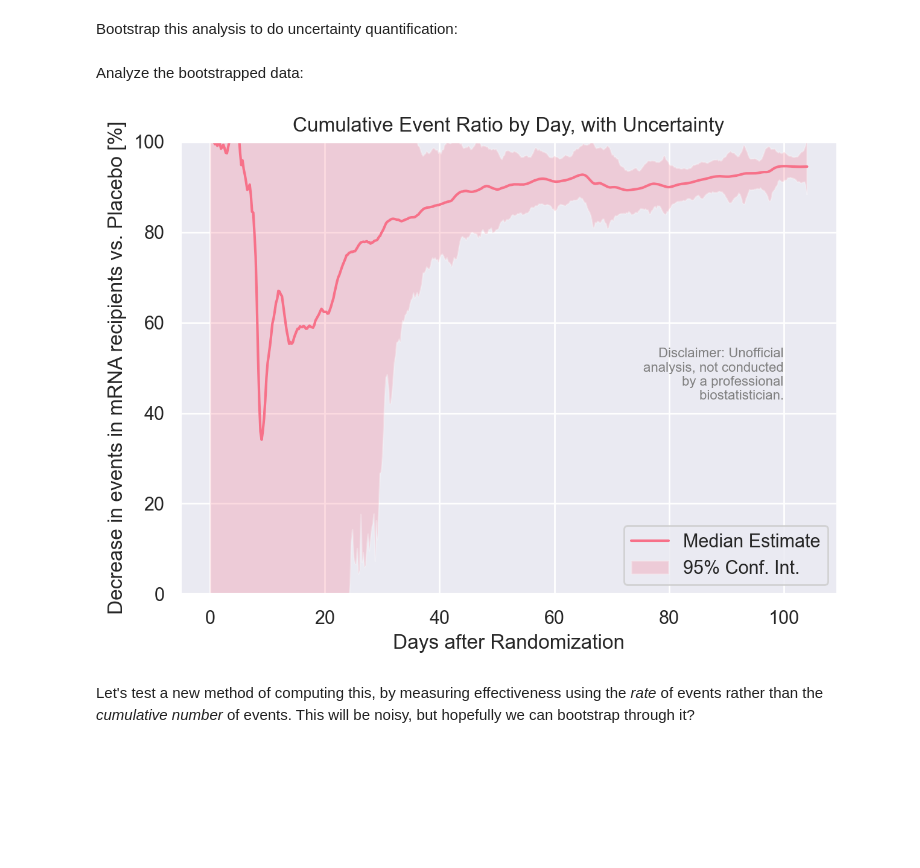
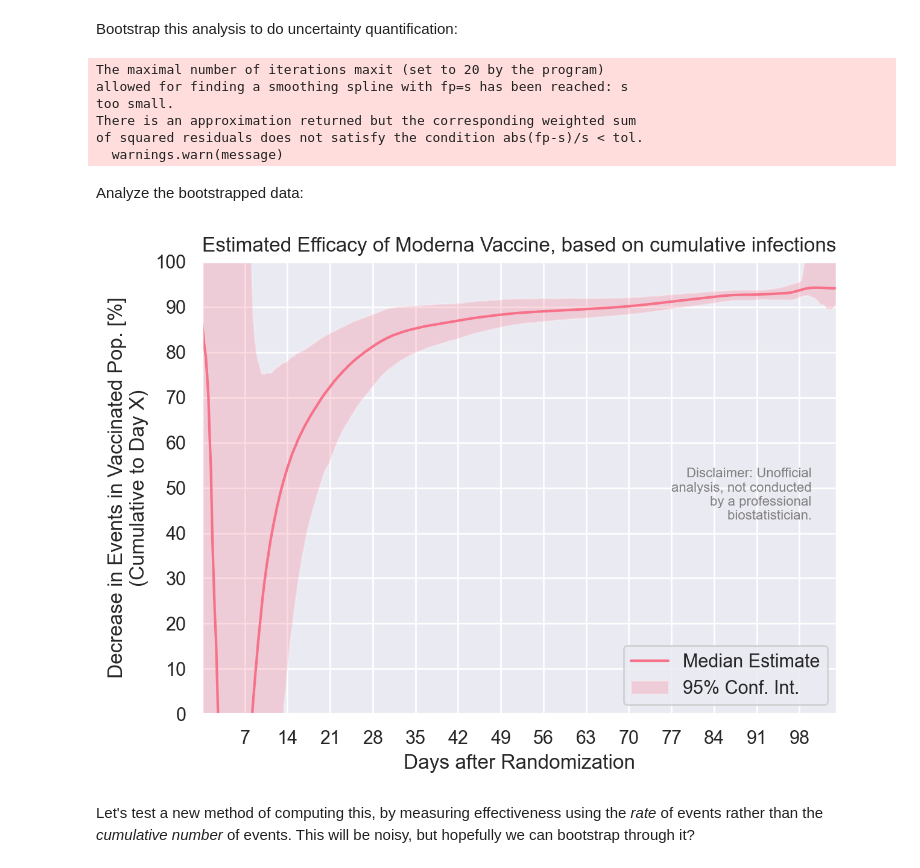
Before and after one commit to peterdsharpe/ModernaVaccineEffectiveness, a Jupyter notebook: analysis.ipynb, the cells around one changed output. Saved outputs shown, nothing was run; the diff lists cells and outputs as text; code cells hidden in the pictures; blank space fills up the shorter version.

```diff
--- a/analysis.ipynb
+++ b/analysis.ipynb
@@ -134,12 +134,15 @@ Bootstrap this analysis to do uncertainty quantification:
 from tqdm import tqdm
 
 n_bootstraps = 5000
+perception_resolution = 150 # How fine can we read the ticks?
+incidence_data_stdev = (14000 * 0.01 * 0.99) ** 0.5 / 14000 # Based on number of participants & stdev. of binomial dist.
 
 def add_error_from_digitization(array, stdev):
     return array + stdev * np.random.randn(*array.shape)
 
 def get_weights(array):
-    splits = np.random.rand(len(array) + 1) * len(array)  # "limit" bootstrapping
+    splits = np.random.randint(0, len(array), size=len(array)+1) # "proper" bootstrapping
+    # splits = np.random.rand(len(array) + 1) * len(array)  # "limit" bootstrapping
     splits[0] = 0
     splits[-1] = len(array)
     weights = np.diff(np.sort(splits))
@@ -154,68 +157,88 @@ mrna_days_original = np.array(mrna_data["Days"])
 mrna_incidence_original = np.array(mrna_data["Incidence"])
 
 for i in tqdm(range(n_bootstraps), desc="Bootstrapping", unit=" samples"):
-    placebo_days = add_error_from_digitization(placebo_days_original, stdev = 110/200)
-    placebo_incidence = add_error_from_digitization(placebo_incidence_original, stdev=2.5/200)
+
+    placebo_days = add_error_from_digitization(placebo_days_original, stdev = 110/perception_resolution)
+    placebo_incidence = add_error_from_digitization(placebo_incidence_original, stdev=2.5/perception_resolution)
     sort_order = np.argsort(placebo_days)
     placebo_days = placebo_days[sort_order]
     placebo_incidence = placebo_incidence[sort_order]
+    placebo_incidence = np.maximum(placebo_incidence, 0)
 
-    mrna_days = add_error_from_digitization(mrna_days_original, stdev = 110/200)
-    mrna_incidence = add_error_from_digitization(mrna_incidence_original, stdev=2.5/200)
+    mrna_days = add_error_from_digitization(mrna_days_original, stdev = 110/perception_resolution)
+    mrna_incidence = add_error_from_digitization(mrna_incidence_original, stdev=2.5/perception_resolution)
     sort_order = np.argsort(mrna_days)
     mrna_days = mrna_days[sort_order]
     mrna_incidence=mrna_incidence[sort_order]
+    mrna_incidence = np.maximum(mrna_incidence, 0)
+
+    weights = get_weights(placebo_incidence)
+    nonzero_weight = weights != 0
 
     placebo_incidence_func = interpolate.UnivariateSpline(
-        x=placebo_days,
-        y=placebo_incidence,
-        s=0,
-        w=get_weights(placebo_incidence)
+        x=placebo_days[nonzero_weight],
+        y=placebo_incidence[nonzero_weight],
+        s=len(placebo_incidence) * incidence_data_stdev,
+        w=weights[nonzero_weight]
     )
 
+    weights = get_weights(mrna_incidence)
+    nonzero_weight = weights != 0
+
     mrna_incidence_func = interpolate.UnivariateSpline(
-        x=mrna_days,
-        y=mrna_incidence,
-        s=0,
-        w=get_weights(mrna_incidence)
+        x=mrna_days[nonzero_weight],
+        y=mrna_incidence[nonzero_weight],
+        s=len(mrna_incidence) * incidence_data_stdev,
+        w=weights[nonzero_weight]
     )
 
     effectiveness[:, i] = 1 - mrna_incidence_func(days) / placebo_incidence_func(days)
+# %% [output]
+The maximal number of iterations maxit (set to 20 by the program)
+allowed for finding a smoothing spline with fp=s has been reached: s
+too small.
+There is an approximation returned but the corresponding weighted sum
+of squared residuals does not satisfy the condition abs(fp-s)/s < tol.
+  warnings.warn(message)
 # %% [markdown]
 Analyze the bootstrapped data:
 # %%
 median_effectiveness = np.median(effectiveness,axis=1)
 ci = 0.95
 
 fig, ax = plt.subplots(1, 1, figsize=(6.4, 4.8), dpi=200)
 plt.plot(days, median_effectiveness * 100,
     label="Median Estimate"
          )
 ci_effectiveness = np.nanquantile(
     effectiveness,
     q=[
         (1-ci)/2,
         1-(1-ci)/2
     ],
     axis=1,
 )
 plt.fill_between(
     days,
     ci_effectiveness[0,:] * 100,
     ci_effectiveness[1,:] * 100,
     alpha=0.25,
     label="95% Conf. Int."
 )
+plt.xlim(*data_range)
 plt.ylim(0, 100)
+ax.xaxis.set_major_locator(ticker.MultipleLocator(base=7))
+ax.yaxis.set_major_locator(ticker.MultipleLocator(base=10))
 plt.xlabel(r"Days after Randomization")
-plt.ylabel(r"Decrease in events in mRNA recipients vs. Placebo [%]")
-plt.title(r"Cumulative Event Ratio by Day, with Uncertainty")
+plt.ylabel("Decrease in Events in Vaccinated Pop. [%]\n(Cumulative to Day X)")
+plt.title(r"Estimated Efficacy of Moderna Vaccine, based on cumulative infections")
 plt.legend(loc="lower right")
 add_disclaimer()
 plt.tight_layout()
+plt.savefig("cumulative_estimate.png")
 plt.show()
 # %% [output]
-[figure, old version]
+[figure, new version]
 # %% [markdown]
 Let's test a new method of computing this, by measuring effectiveness using the *rate* of events rather than the *cumulative number* of events. This will be noisy, but hopefully we can bootstrap through it?
 # %%
```
Also changed, not shown: parts of 2 cells of this notebook, 2 other files.
